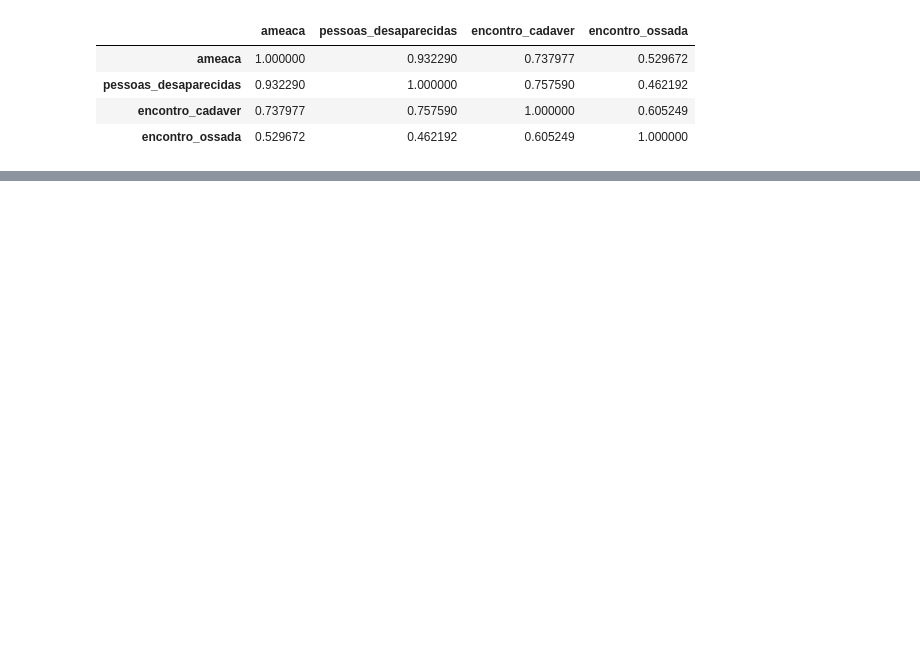
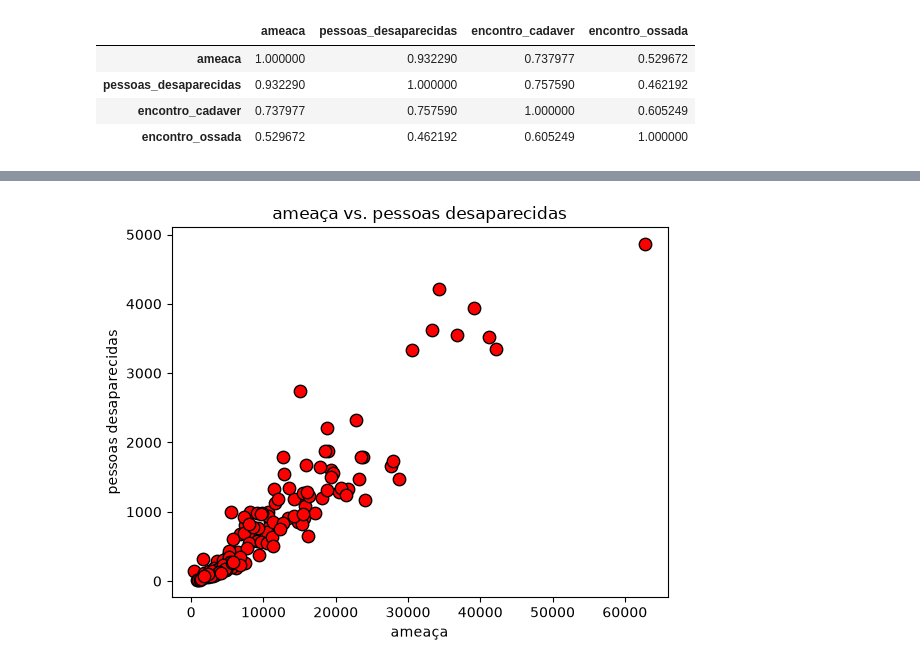
Before and after one commit to CarlosEduardoRodrigues7/Uc2, a Jupyter notebook: aula1 - isp dados.ipynb, the cells around one changed output, grey strips where cells are left out. Drawn from its saved outputs; the diff is of its cells as text; code cells hidden in the pictures; blank space fills up the shorter version.

```diff
--- a/aula1 - isp dados.ipynb
+++ b/aula1 - isp dados.ipynb
@@ -613,0 +667,8 @@ NameError: name 'df' is not defined
+# %%
+array_ameaca = np.array(df_sum['ameaca'])
+array_pess = np.array(df_sum['pessoas_desaparecidas'])
+array_femi = np.array(df_fem['feminicidio'])
+array_est = np.array(df_fem['estupro'])
+r = np.corrcoef(array_ameaca, array_pess)
+print (f'Pearson r = {r[0,1]:.4f}')
+array_pess
@@ -614,7 +690,9 @@ NameError: name 'df' is not defined
 # %%
 import matplotlib.pyplot as plt
-plt.scatter(array_horas, array, color='red', edgecolor='black', s=80)
-plt.title('Horas de Estudo vs. Nota')
-plt.xlabel('Horas de Estudo')
-plt.ylabel('Nota')
+plt.scatter(array_ameaca, array_pess, color='red', edgecolor='black', s=80)
+plt.title('ameaça vs. pessoas desaparecidas')
+plt.xlabel('ameaça')
+plt.ylabel('pessoas desaparecidas')
 plt.show()
+# %% [output]
+[figure, added]
```
Also changed, not shown: parts of 8 cells of this notebook, 7 other files.
